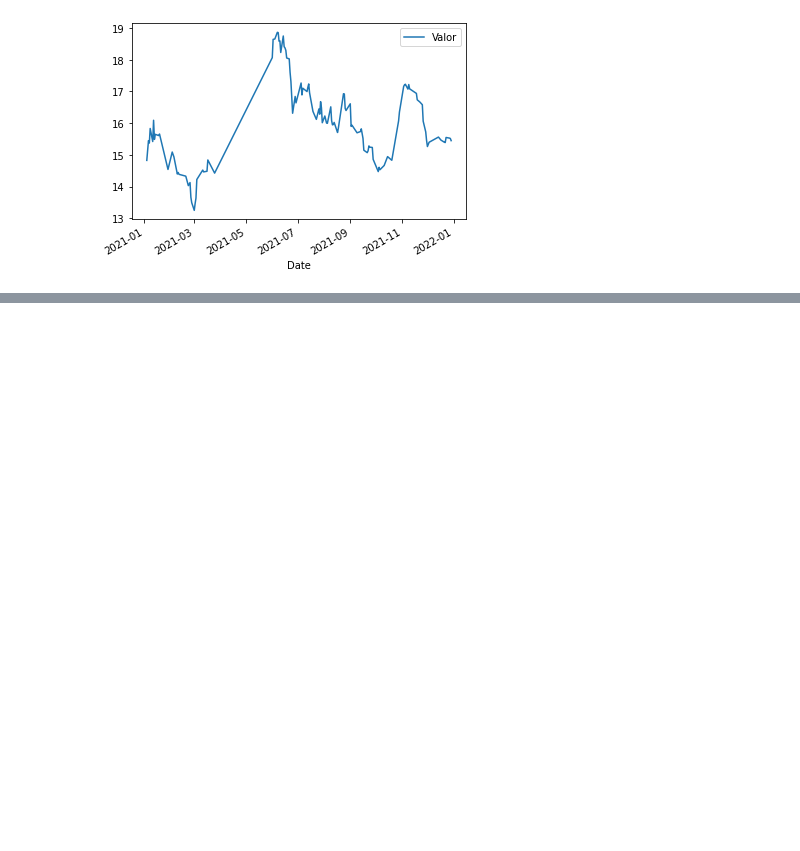
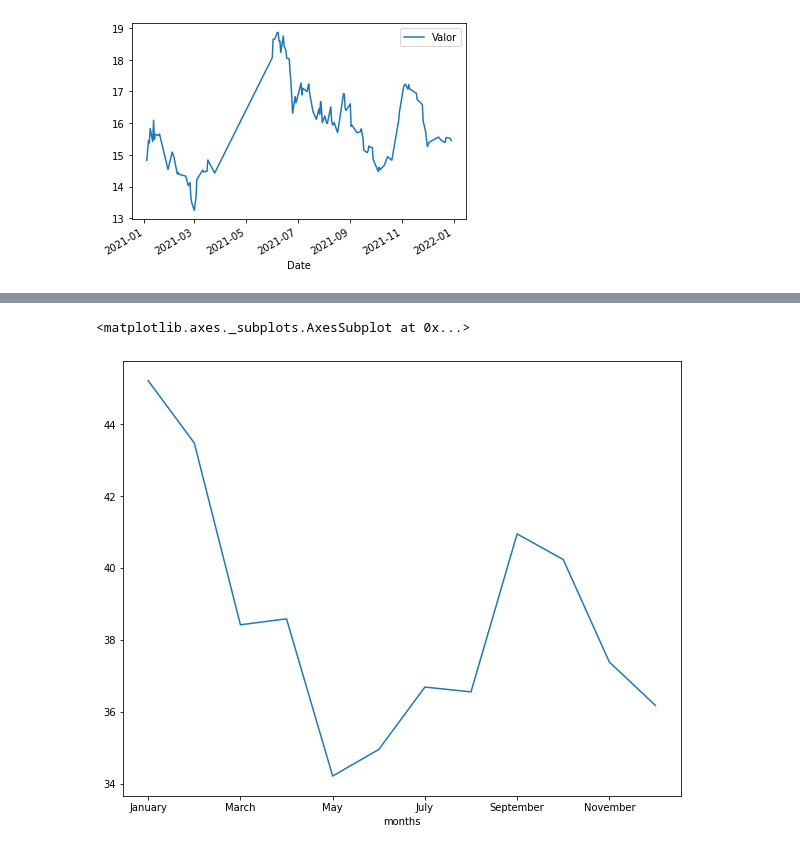
Before and after one commit to andrejuniorba/Python-CienciaDeDados, a Jupyter notebook: Manipulação_de_Dados.ipynb, the cells around one changed output, grey strips where cells are left out. Cells and saved outputs as stored; diff of their text form; code cells hidden in the pictures; blank space fills up the shorter version.

```diff
--- a/Manipulação_de_Dados.ipynb
+++ b/Manipulação_de_Dados.ipynb
@@ -1297,0 +1808,5 @@ abev.drop(data_range, errors = 'ignore').plot()
+# %%
+pivot_table_meses = pd.pivot_table(dados_acao, values = 'Adj Close',
+               index = ['Mes'], columns = [], aggfunc = np.max)
+
+pivot_table_meses.sort_values('Adj Close', ascending = True)
@@ -1297,0 +1828,7 @@ abev.drop(data_range, errors = 'ignore').plot()
+# %%
+#Cria uma coluna nova onde vai absorver o valor do indice
+#sendo que esse indice vai ter categorias que são ordenadas pela lista criada.
+months = ['January', 'February', 'March', 'April', 'May', 'June',
+          'July', 'August', 'September', 'October', 'November', 'December']
+
+pivot_table_meses['months'] = pd.Categorical(pivot_table_meses.index, categories = months, ordered= True)
@@ -1297,0 +1873,4 @@ abev.drop(data_range, errors = 'ignore').plot()
+# %%
+pivot_table_meses.sort_values(by ='months', inplace = True)
+# %%
+pivot_table_meses.index = pivot_table_meses.months
@@ -1297,0 +1894,6 @@ abev.drop(data_range, errors = 'ignore').plot()
+# %%
+#Quais os valores que a cotação de WEGE3 atingiu de acordo aos meses
+pivot_table_meses['Adj Close'].plot(figsize = (10,8))
+# %% [output]
+<matplotlib.axes._subplots.AxesSubplot at 0x...>
+[figure, added]
```
Also changed, not shown: parts of 109 cells of this notebook.
